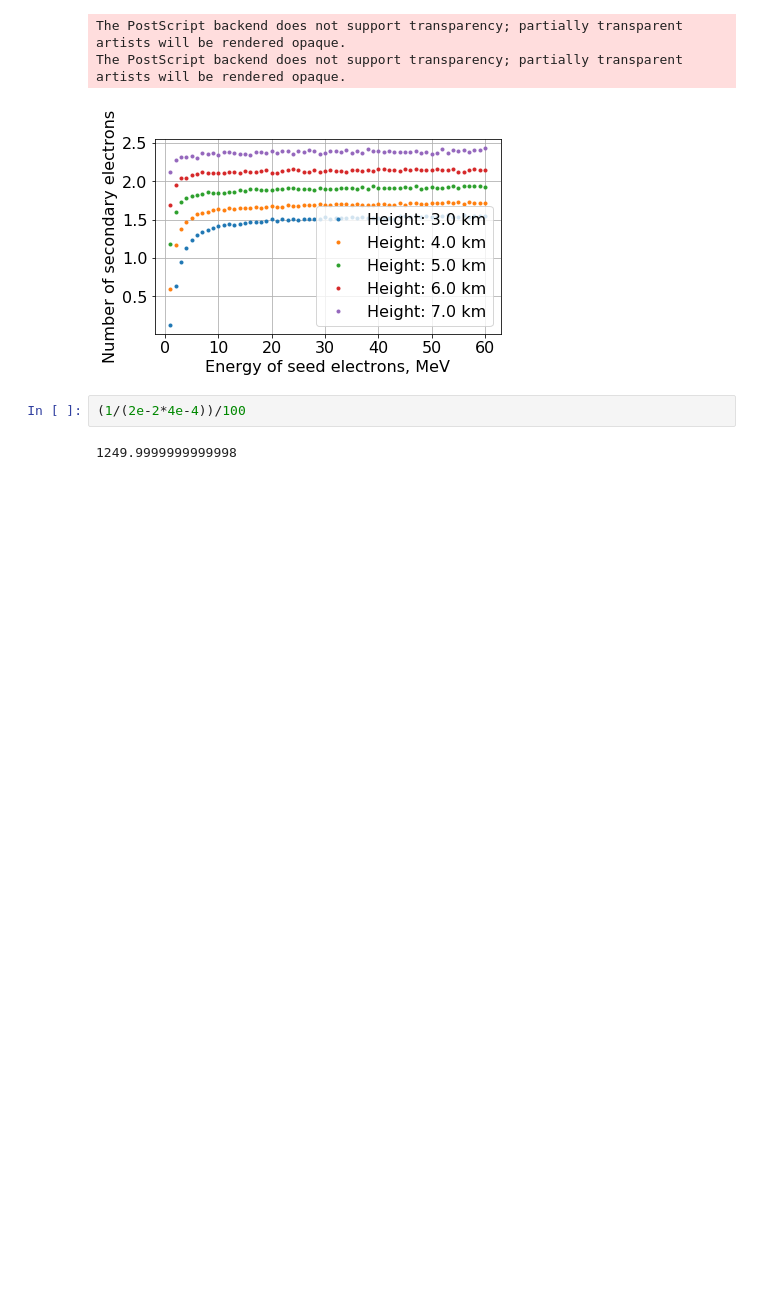
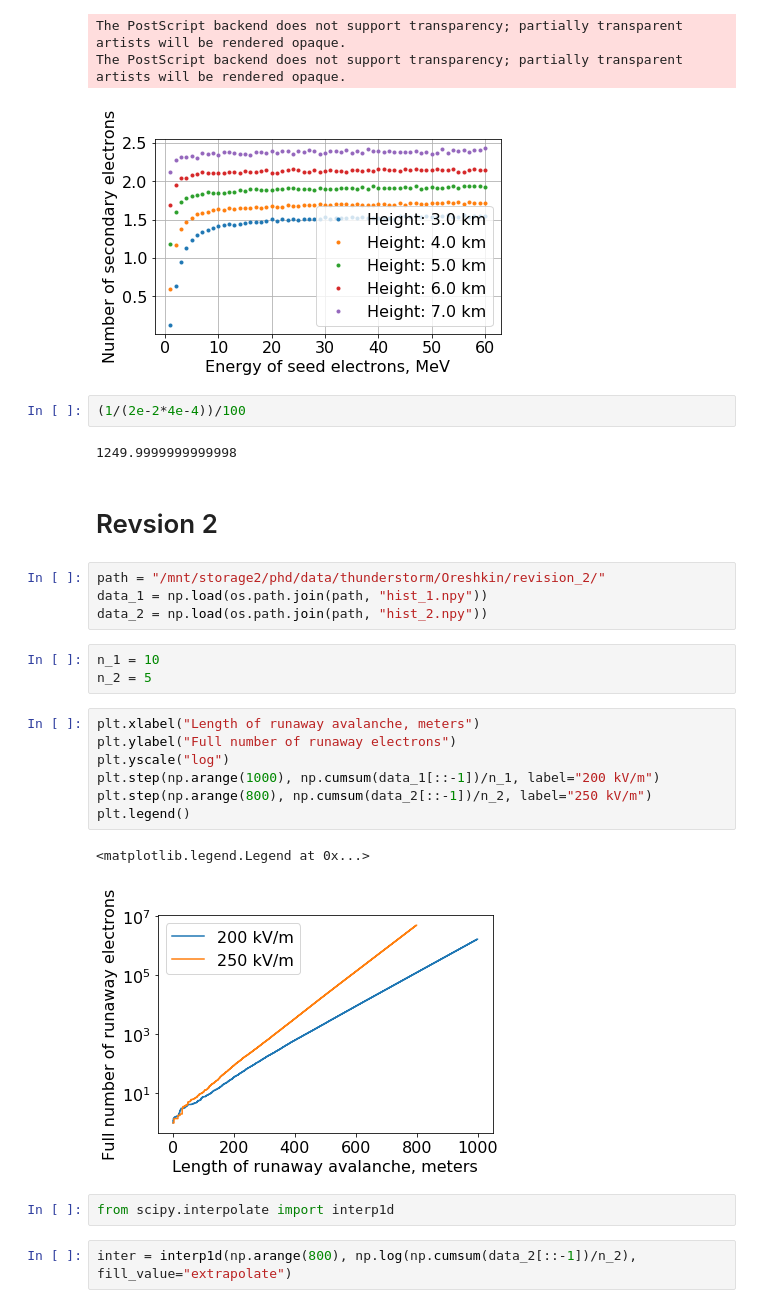
Before and after one commit to Zelenyy/phd-code, a Jupyter notebook: notebooks/11.Oreshikn.ipynb, the cells around one changed output. Cells and saved outputs as stored; diff of their text form; blank space fills up the shorter version.

```diff
--- a/notebooks/11.Oreshikn.ipynb
+++ b/notebooks/11.Oreshikn.ipynb
@@ -266,3 +266,26 @@ The PostScript backend does not support transparency; partially transparent arti
 (1/(2e-2*4e-4))/100
 # %% [output]
 1249.9999999999998
+# %% [markdown]
+# Revsion 2
+# %%
+path = "/mnt/storage2/phd/data/thunderstorm/Oreshkin/revision_2/"
+data_1 = np.load(os.path.join(path, "hist_1.npy"))
+data_2 = np.load(os.path.join(path, "hist_2.npy"))
+# %%
+n_1 = 10
+n_2 = 5
+# %%
+plt.xlabel("Length of runaway avalanche, meters")
+plt.ylabel("Full number of runaway electrons")
+plt.yscale("log")
+plt.step(np.arange(1000), np.cumsum(data_1[::-1])/n_1, label="200 kV/m")
+plt.step(np.arange(800), np.cumsum(data_2[::-1])/n_2, label="250 kV/m")
+plt.legend()
+# %% [output]
+<matplotlib.legend.Legend at 0x...>
+[figure, added]
+# %%
+from scipy.interpolate import interp1d
+# %%
+inter = interp1d(np.arange(800), np.log(np.cumsum(data_2[::-1])/n_2), fill_value="extrapolate")
```
Also changed, not shown: parts of 1 cell of this notebook, 34 other files.
